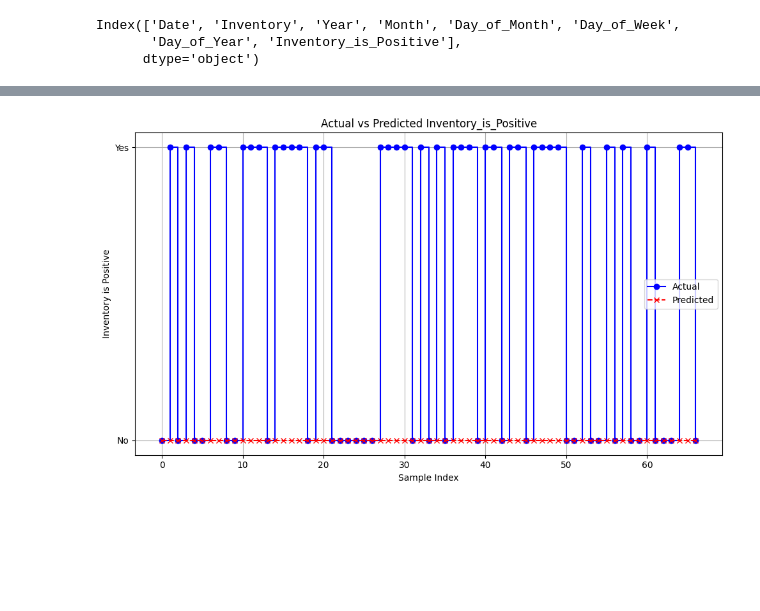
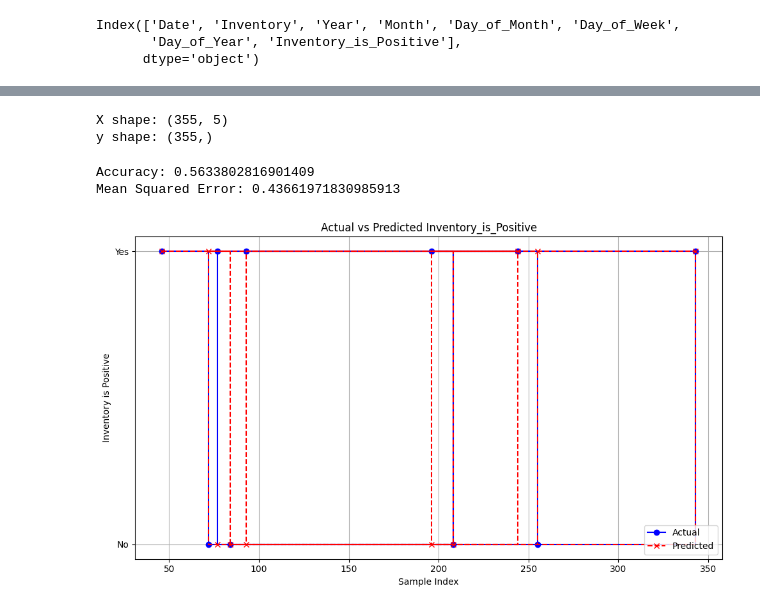
Before and after one commit to adilonam/prediction-divij, a Jupyter notebook: prediction_divij.ipynb, the cells around one changed output, grey strips where cells are left out. Cells and saved outputs as stored; diff of their text form; code cells hidden in the pictures; blank space fills up the shorter version.

Commit message:
random forest

```diff
--- a/prediction_divij.ipynb
+++ b/prediction_divij.ipynb
@@ -178,23 +93,69 @@ Test Accuracy: 0.46268656849861145
+# %%
+from sklearn.model_selection import train_test_split
+from sklearn.preprocessing import StandardScaler
+
+
+# Drop the 'Date' column
+df_preprocessed = df.drop(columns=['Date'])
+
+
+# Separate features and target
+X = df_preprocessed.drop(columns=['Inventory_is_Positive' , "Inventory"])
+y = df_preprocessed['Inventory_is_Positive']
+
+print("X shape:", X.shape)
+print("y shape:", y.shape)
+
+# Normalize the features
+scaler = StandardScaler()
+X_scaled = scaler.fit_transform(X)
+
+# Split the data into training and testing sets
+X_train, X_test, y_train, y_test = train_test_split(X_scaled, y, test_size=0.2, random_state=42)
+# %% [output]
+X shape: (355, 5)
+y shape: (355,)
+# %%
+from sklearn.ensemble import RandomForestClassifier, RandomForestRegressor
+from sklearn.metrics import accuracy_score, mean_squared_error
+
+# Build and train the Random Forest model
+model = RandomForestClassifier(n_estimators=100, random_state=42)
+model.fit(X_train, y_train)
+
+# Make predictions
+y_pred = model.predict(X_test)
+
+# Evaluate the model
+y_test_binary = (y_test > 0).astype(int)
+y_pred_binary = (y_pred > 0).astype(int)
+accuracy = accuracy_score(y_test_binary, y_pred_binary)
+mse = mean_squared_error(y_test, y_pred)
+print(f'Accuracy: {accuracy}')
+print(f'Mean Squared Error: {mse}')
+# %% [output]
+Accuracy: 0.5633802816901409
+Mean Squared Error: 0.43661971830985913
 # %%
 # Create a DataFrame for plotting
 
-
+last_plot = 10
 plot_data = pd.DataFrame({
-    'Actual': y_test,
-    'Predicted': predictions.flatten()
+    'Actual': y_test[-last_plot:],
+    'Predicted': y_pred.flatten()[-last_plot:]
 })
 
 # Plot the predictions and actual values
 plt.figure(figsize=(10, 6))
 plt.step(plot_data.index, plot_data['Actual'], where='post', marker='o', linestyle='-', color='b', label='Actual')
 plt.step(plot_data.index, plot_data['Predicted'], where='post', marker='x', linestyle='--', color='r', label='Predicted')
 plt.title('Actual vs Predicted Inventory_is_Positive')
 plt.xlabel('Sample Index')
 plt.ylabel('Inventory is Positive')
 plt.yticks([0, 1], ['No', 'Yes'])
 plt.grid(True)
 plt.legend()
 plt.tight_layout()
 plt.show()
 # %% [output]
-[figure, old version]
+[figure, new version]
```
Also changed, not shown: parts of 2 cells of this notebook.
